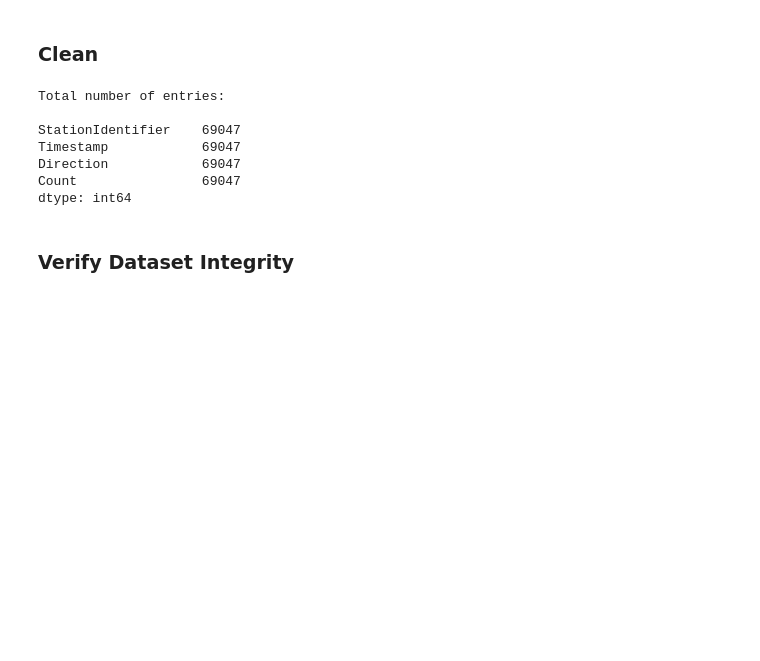
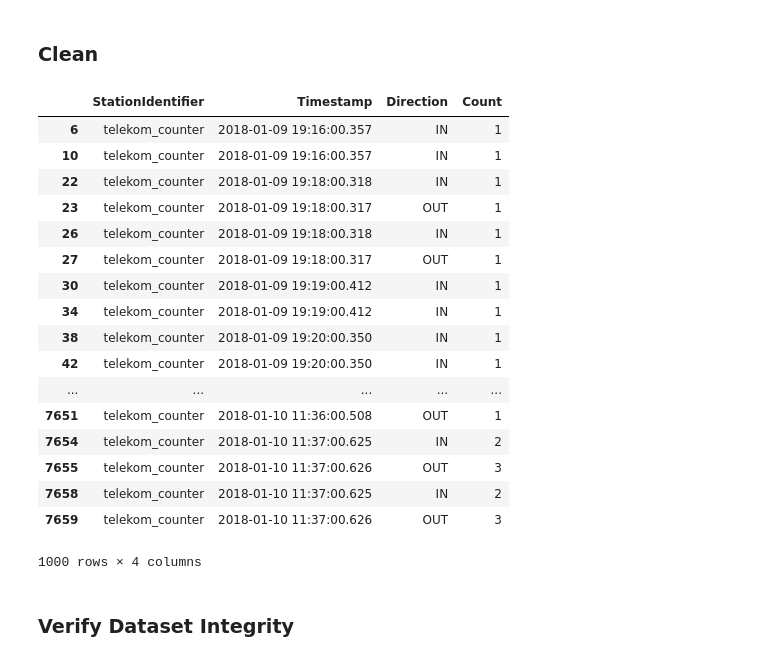
Before and after one commit to RichStone/htw-data-science-university-project, a Jupyter notebook: data_analysis.ipynb, the cells around one changed output. Saved outputs shown, nothing was run; the diff lists cells and outputs as text; code cells hidden in the pictures; blank space fills up the shorter version.

Commit message:
add readable timestamp and slideshow

```diff
--- a/data_analysis.ipynb
+++ b/data_analysis.ipynb
@@ -268,19 +287,32 @@ Example Output:
 # %%
 # clone for backup
 df_pedestrians = df_pedestrians_original
 # rename
 df_pedestrians = df_pedestrians.replace({'CounterVorplatzGeb-AF2-PeopleCounter':'af_counter', 'CounterHaupteingang-TEL4-PeopleCounter':'telekom_counter'})
 # drop zero counts
 df_pedestrians = df_pedestrians[df_pedestrians.Count != 0]
-print('Total number of entries: \n\n' + str(df_pedestrians.count()))
+# timestamp to python data type
+df_pedestrians['Timestamp'] = pd.to_datetime(df_pedestrians['Timestamp'].astype(int), unit='ms')
+df_pedestrians.head(1000)
 # %% [output]
+|  | StationIdentifier | Timestamp | Direction | Count |
+| 6 | telekom_counter | 2018-01-09 19:16:00.357 | IN | 1 |
+| 10 | telekom_counter | 2018-01-09 19:16:00.357 | IN | 1 |
+| 22 | telekom_counter | 2018-01-09 19:18:00.318 | IN | 1 |
+| 23 | telekom_counter | 2018-01-09 19:18:00.317 | OUT | 1 |
+| 26 | telekom_counter | 2018-01-09 19:18:00.318 | IN | 1 |
+| 27 | telekom_counter | 2018-01-09 19:18:00.317 | OUT | 1 |
+| 30 | telekom_counter | 2018-01-09 19:19:00.412 | IN | 1 |
+| 34 | telekom_counter | 2018-01-09 19:19:00.412 | IN | 1 |
+| 38 | telekom_counter | 2018-01-09 19:20:00.350 | IN | 1 |
+| 42 | telekom_counter | 2018-01-09 19:20:00.350 | IN | 1 |
+| ... | ... | ... | ... | ... |
+| 7651 | telekom_counter | 2018-01-10 11:36:00.508 | OUT | 1 |
+| 7654 | telekom_counter | 2018-01-10 11:37:00.625 | IN | 2 |
+| 7655 | telekom_counter | 2018-01-10 11:37:00.626 | OUT | 3 |
+| 7658 | telekom_counter | 2018-01-10 11:37:00.625 | IN | 2 |
+| 7659 | telekom_counter | 2018-01-10 11:37:00.626 | OUT | 3 |
-Total number of entries:
-
-StationIdentifier    69047
-Timestamp            69047
-Direction            69047
-Count                69047
-dtype: int64
+1000 rows × 4 columns
 # %% [markdown]
 ### Verify Dataset Integrity
 # %%
```
Also changed, not shown: parts of 2 cells of this notebook, 1 other file.
